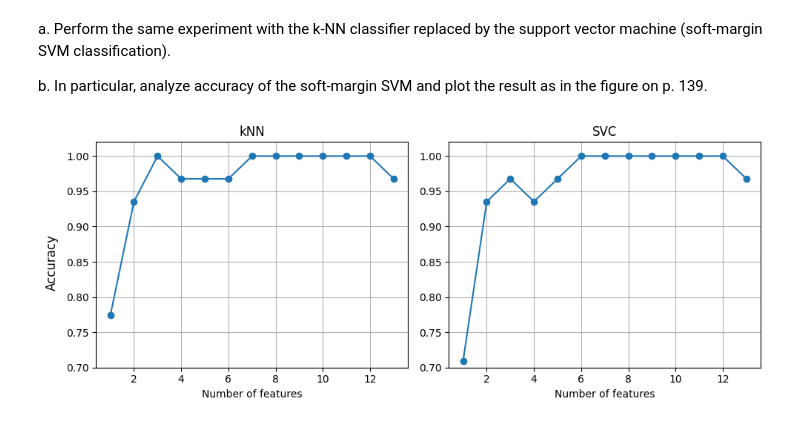
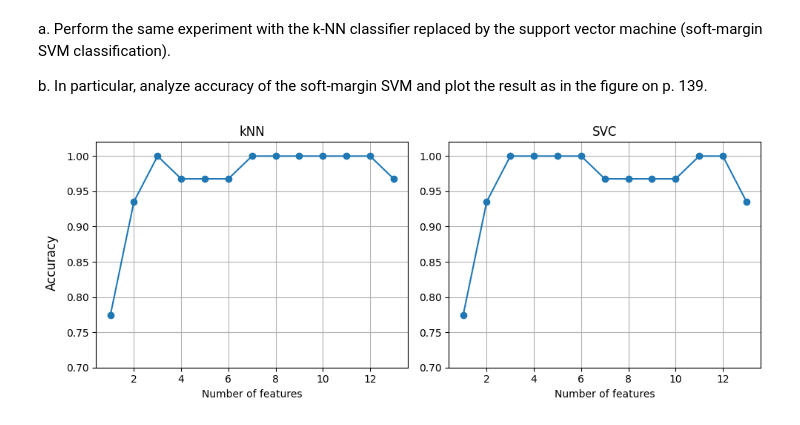
Before and after one commit to aayamrajshakya/Math_Fndn_of_Machine_Learning, a Jupyter notebook: HW6.ipynb, the cells around one changed output. Drawn from its saved outputs; the diff is of its cells as text; code cells hidden in the pictures.

```diff
--- a/HW6.ipynb
+++ b/HW6.ipynb
@@ -111,40 +111,40 @@ as in the figure on p. 139.
 # %%
 fig, ax = plt.subplots(nrows=1, ncols=2, figsize=(10, 4))
 
 from sklearn.neighbors import KNeighborsClassifier
 
 knn = KNeighborsClassifier(n_neighbors=5)
 
-sbs = SBS(knn, k_features=1)
-sbs.fit(X_train_std, y_train)
+sbs1 = SBS(knn, k_features=1)
+sbs1.fit(X_train_std, y_train)
 
-k_feat = [len(k) for k in sbs.subsets_]
+k_feat = [len(k) for k in sbs1.subsets_]
 
-ax[0].plot(k_feat, sbs.scores_, marker='o')
+ax[0].plot(k_feat, sbs1.scores_, marker='o')
 ax[0].set_ylim([0.7, 1.02])
 ax[0].set_xlabel('Number of features')
 ax[0].set_title('kNN')
 ax[0].grid()
 
 #------------------------------------------------------
 
 from sklearn.svm import SVC
 
-svm = SVC(kernel='linear', C=1.0)
+svm = SVC(kernel='rbf')
 
-sbs = SBS(estimator=svm, k_features=1)
-sbs.fit(X_train_std, y_train)
+sbs2 = SBS(estimator=svm, k_features=1)
+sbs2.fit(X_train_std, y_train)
 
-k_feat = [len(k) for k in sbs.subsets_]
+s_feat = [len(k) for k in sbs2.subsets_]
 
-ax[1].plot(k_feat, sbs.scores_, marker='o')
+ax[1].plot(s_feat, sbs2.scores_, marker='o')
 ax[1].set_ylim([0.7, 1.02])
 ax[1].set_xlabel('Number of features')
 ax[1].set_title('SVC')
 ax[1].grid()
 
 fig.supylabel('Accuracy')
 plt.tight_layout()
 plt.show()
 # %% [output]
-[figure, old version]
+[figure, new version]
```
Also changed, not shown: parts of 19 cells of this notebook.
